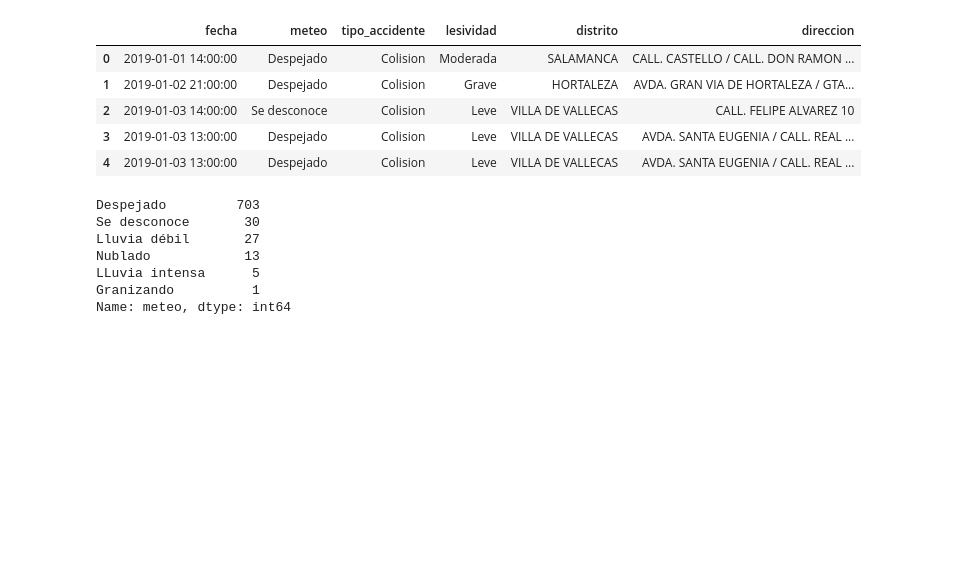
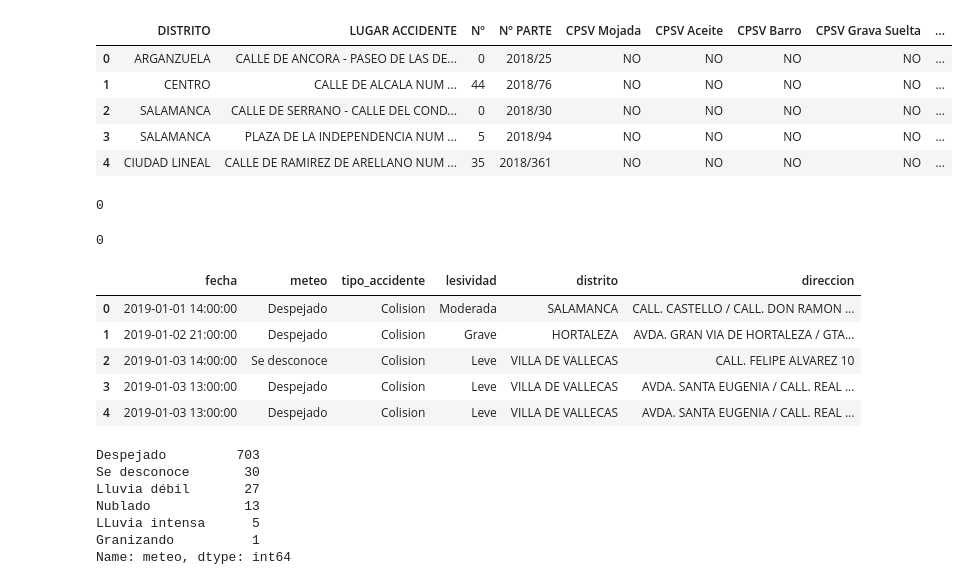
Before and after one commit to Ovion/Plan-B, a Jupyter notebook: input/raw_data/Cleaning_Untitled.ipynb, the cells around one changed output. Drawn from its saved outputs; the diff is of its cells as text; code cells hidden in the pictures; blank space fills up the shorter version.

```diff
--- a/input/raw_data/Cleaning_Untitled.ipynb
+++ b/input/raw_data/Cleaning_Untitled.ipynb
@@ -42,0 +47,24 @@ dict_weather = {
+# %%
+def create_date(df):
+    df['fecha'] = df.dia+' '+df.hora
+    df['fecha'] = pd.to_datetime(df['fecha'], dayfirst=True)
+    df['fecha'] = df['fecha'].dt.round('H')
+    df.drop(['dia', 'hora'], axis=1, inplace = True)
+    return df
+# %%
+def create_date_17_18(df):
+    df['hora'] = df['RANGO HORARIO'].str.extract(r'(\d[\d]?:\d+\s)')
+    create_date(df)
+    df.drop(['FECHA', 'RANGO HORARIO', 'DIA SEMANA'], axis=1, inplace=True)
+    return df
+
+df = create_date_17_18(df)
+# %%
+df.head()
+# %% [output]
+|  | DISTRITO | LUGAR ACCIDENTE | Nº | Nº PARTE | CPSV Mojada | CPSV Aceite | CPSV Barro | CPSV Grava Suelta | ... |
+| 0 | ARGANZUELA | CALLE DE ANCORA - PASEO DE LAS DE... | 0 | 2018/25 | NO | NO | NO | NO | ... |
+| 1 | CENTRO | CALLE DE ALCALA NUM ... | 44 | 2018/76 | NO | NO | NO | NO | ... |
+| 2 | SALAMANCA | CALLE DE SERRANO - CALLE DEL COND... | 0 | 2018/30 | NO | NO | NO | NO | ... |
+| 3 | SALAMANCA | PLAZA DE LA INDEPENDENCIA NUM ... | 5 | 2018/94 | NO | NO | NO | NO | ... |
+| 4 | CIUDAD LINEAL | CALLE DE RAMIREZ DE ARELLANO NUM ... | 35 | 2018/361 | NO | NO | NO | NO | ... |
@@ -49,6 +86,14 @@ def get_df_norm_header_index(path):
     return df
 
 bici = get_df_norm_header_index('bicicletas/AccidentesBicicletas_2019.csv')
+# %%
+bici[bici.num=='0'].num.count()
+# %% [output]
+0
+# %%
+bici[bici.num=='-'].num.count()
+# %% [output]
+0
 # %%
 def create_date(df):
     df['fecha'] = df.dia+' '+df.hora
```
Also changed, not shown: parts of 7 cells of this notebook, 1 other file.
